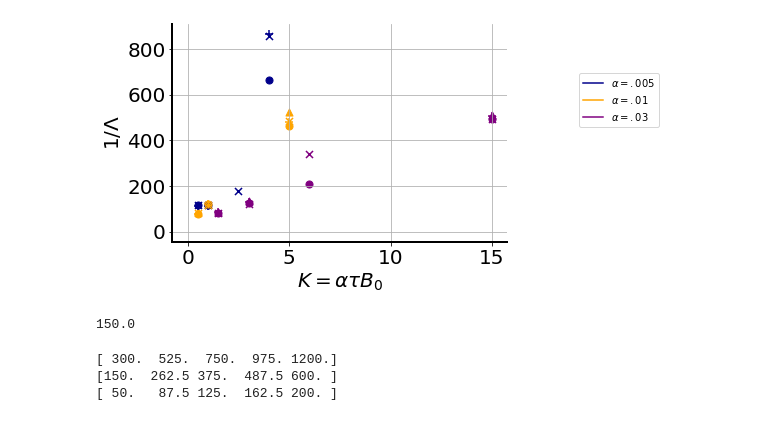
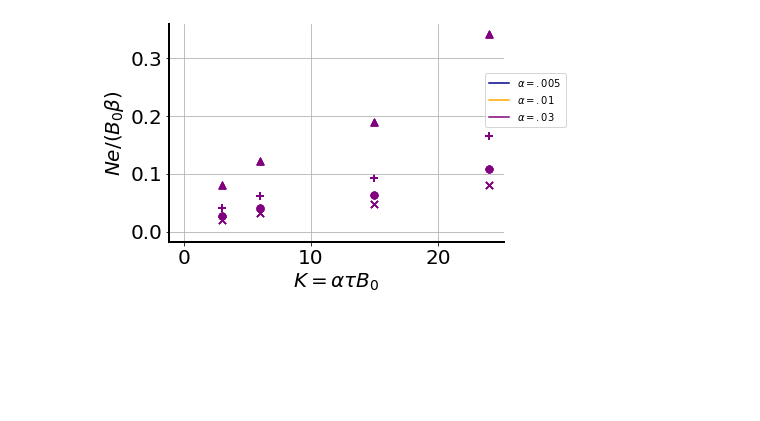
Before and after one commit to nkrishnan94/phage-abm, a Jupyter notebook: Heterozygosity decay - DBM.ipynb, the cells around one changed output. Cells and saved outputs as stored; diff of their text form; code cells hidden in the pictures; blank space fills up the shorter version.

```diff
--- a/Heterozygosity decay - DBM.ipynb
+++ b/Heterozygosity decay - DBM.ipynb
@@ -52,3 +0,0 @@ for a, alpha in enumerate(alphas):
-# %%
-hetf = glob.glob('/Users/nikhilkrishnan/Dropbox/Research/PhD/phage_ibm/het_data_sde/hetero*Nb'+str(Bsim)+'*tau'+str(tau)+'_*ID'+str(ID)+'*')
-hx_arr= np.loadtxt(hetf[0])[:,0]
@@ -325,0 +303,6 @@ ValueError: x and y must be the same size
+# %%
+cnt=0
+for a in arrs:
+    cnt+=1
+    print(np.sum(np.isnan(a)))
+    print(cnt)
@@ -325,0 +487,10 @@ ValueError: x and y must be the same size
+# %%
+#tau = 50
+#Bsim = 25
+#alpha=0.03
+#ID=263
+tau = 100
+Bsim = 50
+alpha=0.03
+ID=447
+glob.glob('/Users/nikhilkrishnan/Dropbox/Research/PhD/phage_ibm/het_data_sde/velocity*Nb'+str(Bsim)+'*tau'+str(tau)+'_alpha'+str(alpha)+'_*ID'+str(ID)+'*')
@@ -398,45 +737,36 @@ ValueError: x and y must be the same size
 # %%
 fig,ax=plt.subplots()
 markers=["^","+","o","x"]
-
-
-
-
+colors = ['navy', 'orange', 'purple', 'maroon','grey']
+colormap = plt.cm.viridis #or any other colormap
+lmax=1/np.min(datal)
+lmin=1/np.max(datal)
+normalize = matplotlib.colors.Normalize(vmin=lmin, vmax=lmax)
 ax.plot(0,0,c='darkblue',label= r'$\alpha = .005$')
 ax.plot(0,0,c='orange',label= r'$\alpha = .01$')
 ax.plot(0,0,c='purple',label= r'$\alpha = .03$')
-for t in range(4):
-    for B, Bsim in enumerate(Bsims):
-        #im= plt.scatter(Bsim,(tau*.01/Bsim), c = 1/data[B,t,0],cmap=colormap,norm=normalize,s=100)
-        ax.scatter(taus[0][t]*0.005,1/data[B,t,0],cmap=colormap,norm=normalize,s=50,marker=markers[B],c='darkblue')
-        ax.scatter(taus[2][t]*0.03,1/data[B,t,2],cmap=colormap,norm=normalize,s=50,marker=markers[B],c='purple')
-        ax.scatter(taus[1][t]*0.01,1/data[B,t,1],cmap=colormap,norm=normalize,s=50,marker=markers[B],c='orange')
-        #plt.scatter(tau*Bsim*.01,1/data[B,t,1],cmap=colormap,norm=normalize,s=100)
 
+for a,alpha in enumerate(alphas):
+    for t,tau in enumerate(taus[a]):
+        for B, Bsim in enumerate(Bsims):
+            #ax.scatter(taus[0][t]*0.01,1/data[B,t,0],cmap=colormap,norm=normalize,s=50,marker=markers[B],c='darkblue')
+            #ax.scatter(taus[0][t]*0.005,(1/datal[B,t,0])/(Bsim*50),cmap=colormap,norm=normalize,s=50,marker=markers[B],c=colors[0])
+            #ax.scatter(taus[0][t]*0.01,1/datal[B,t,1]/(Bsim*50),cmap=colormap,norm=normalize,s=50,marker=markers[B],c=colors[1])
+            ax.scatter(taus[0][t]*0.03,1/datal[B,t,2]/(Bsim*50),cmap=colormap,norm=normalize,s=50,marker=markers[B],c=colors[2])
 
 
 ax.plot()
 ax.grid()
 ax.legend(bbox_to_anchor=(1.2,.8))
 
 for axis in ['left','bottom']:
     ax.spines[axis].set_linewidth(2)
 ax.spines['right'].set_visible(False)
 ax.spines['top'].set_visible(False)
 ax.set_xlabel(r'$K = \alpha \tau B_0$',fontsize=20)
-ax.set_ylabel(r'$1/ \Lambda$',fontsize=20)
+ax.set_ylabel(r'$Ne / (B_0 \beta )$',fontsize=20)
 ax.xaxis.set_tick_params(labelsize=20)
+
 ax.yaxis.set_tick_params(labelsize=20)
 # %% [output]
-[figure, old version]
+[figure, new version]
-# %%
-(50*.03)/.01
-# %% [output]
-150.0
-# %%
-for alpha in alphas:
-    print(np.linspace((50*.03)/alpha,(200*.03)/alpha,5))
-# %% [output]
-[ 300.  525.  750.  975. 1200.]
-[150.  262.5 375.  487.5 600. ]
-[ 50.   87.5 125.  162.5 200. ]
```
Also changed, not shown: parts of 68 cells of this notebook, 17 other files.
